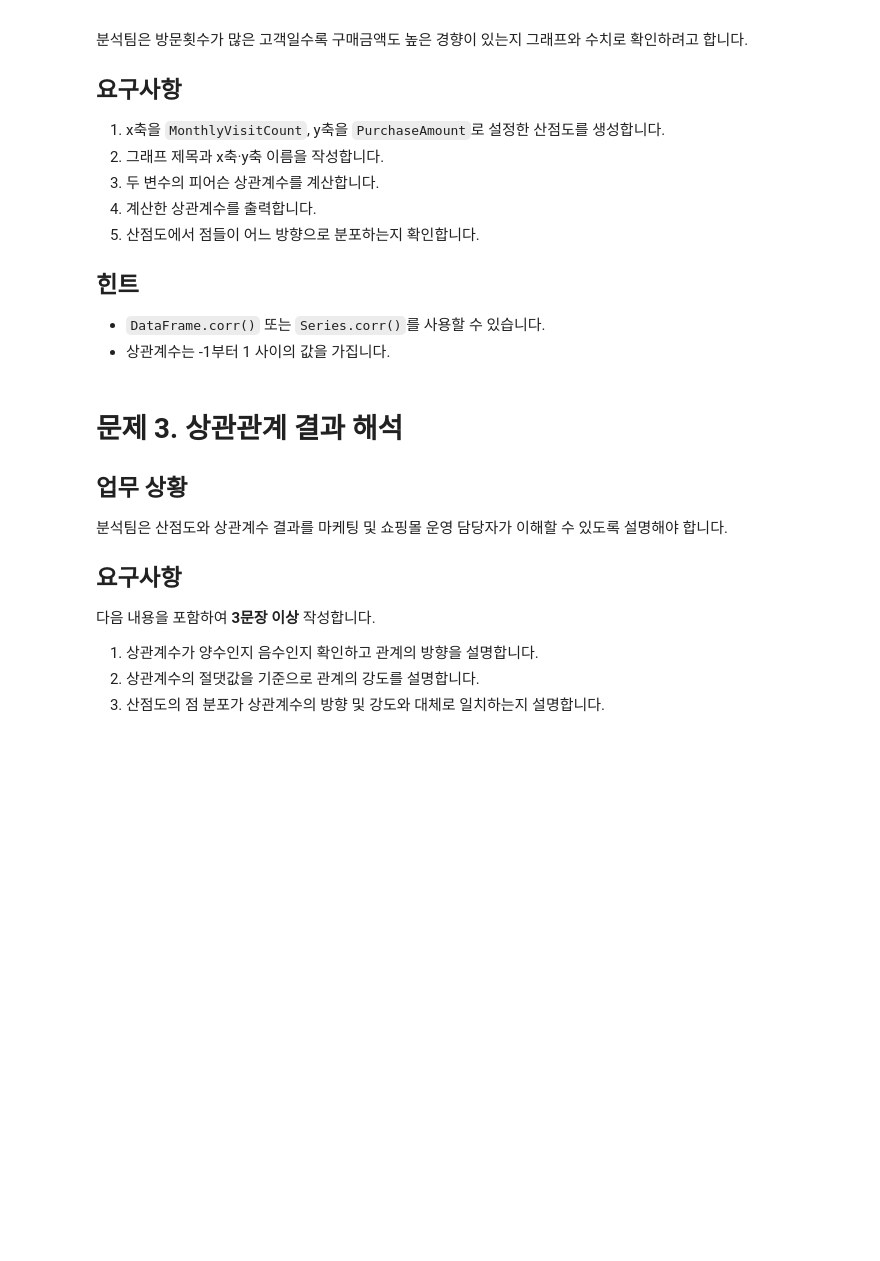
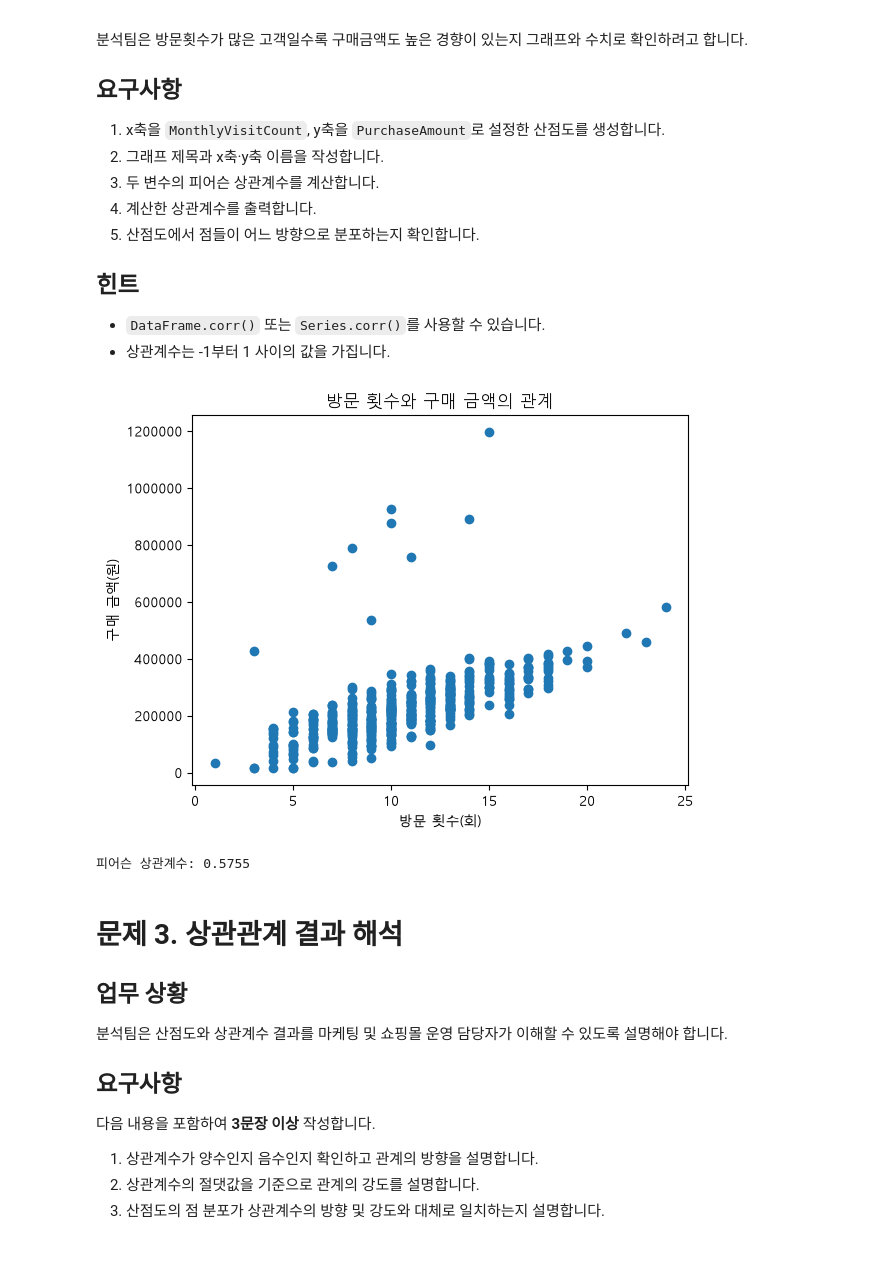
Before and after one commit to takkoyakki143/python-basic-assignment--, a Jupyter notebook: basic-statistics-assignment-서윤하/Part3_방문횟수와구매금액_상관관계분석_실습.ipynb, the cells around one changed output. Drawn from its saved outputs; the diff is of its cells as text; code cells hidden in the pictures; blank space fills up the shorter version.

```diff
--- a/basic-statistics-assignment-서윤하/Part3_방문횟수와구매금액_상관관계분석_실습.ipynb
+++ b/basic-statistics-assignment-서윤하/Part3_방문횟수와구매금액_상관관계분석_실습.ipynb
@@ -86,6 +116,26 @@ relation_df[relation_columns].head()
 - 상관계수는 -1부터 1 사이의 값을 가집니다.
 # %%
 # 문제 2 코드를 작성하세요.
+import platform
+
+if platform.system() == 'Windows':
+    plt.rcParams['font.family'] = 'Malgun Gothic'
+
+plt.rcParams['axes.unicode_minus'] = False
+
+plt.scatter(relation_df['MonthlyVisitCount'], relation_df['PurchaseAmount'])
+
+plt.xlabel("방문 횟수(회)")
+plt.ylabel('구매 금액(원)')
+plt.title('방문 횟수와 구매 금액의 관계')
+plt.ticklabel_format(style='plain', axis='y')
+plt.show()
+
+r = relation_df['MonthlyVisitCount'].corr(relation_df['PurchaseAmount'])
+print(f'피어슨 상관계수: {r:.4f}')
+# %% [output]
+[figure, added]
+피어슨 상관계수: 0.5755
 # %% [markdown]
 # 문제 3. 상관관계 결과 해석
 
```
Also changed, not shown: parts of 5 cells of this notebook, 4 other files.
